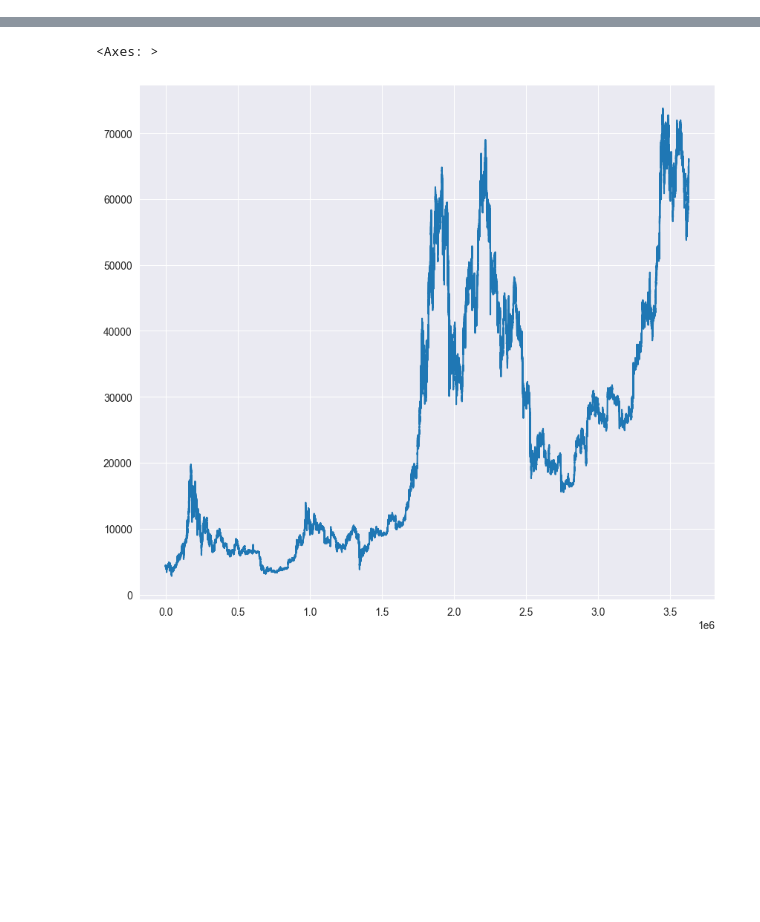
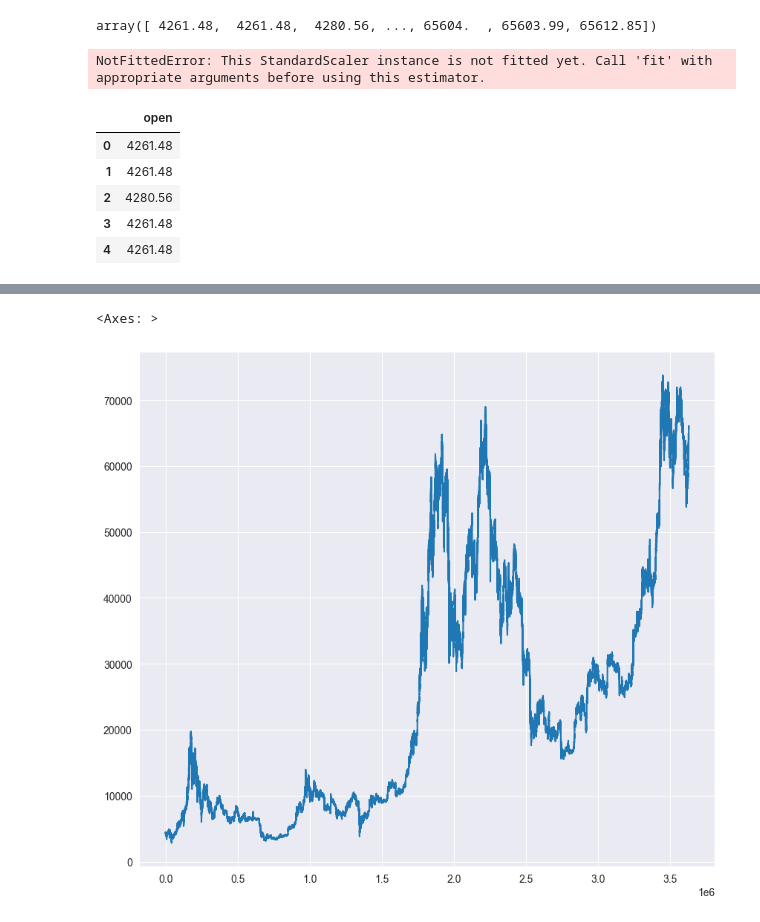
Before and after one commit to ViKarp/TimeSeriesSurfers, a Jupyter notebook: notebooks/first_try.ipynb, the cells around one changed output, grey strips where cells are left out. Saved outputs shown, nothing was run; the diff lists cells and outputs as text; code cells hidden in the pictures; blank space fills up the shorter version.

```diff
--- a/notebooks/first_try.ipynb
+++ b/notebooks/first_try.ipynb
@@ -13,3 +14,22 @@ df.head()
 | 2 | 2017-08-17 04:02:00 | 4280.56 | 4280.56 | 4280.56 | 4280.56 | 0.261074 | 2017-08-17 04:02:59.999 | 1117.542921 | ... |
 | 3 | 2017-08-17 04:03:00 | 4261.48 | 4261.48 | 4261.48 | 4261.48 | 0.012008 | 2017-08-17 04:03:59.999 | 51.171852 | ... |
 | 4 | 2017-08-17 04:04:00 | 4261.48 | 4261.48 | 4261.48 | 4261.48 | 0.140796 | 2017-08-17 04:04:59.999 | 599.999338 | ... |
+# %%
+open = df['open'].values
+open
+# %% [output]
+array([ 4261.48,  4261.48,  4280.56, ..., 65604.  , 65603.99, 65612.85])
+# %%
+scaler = StandardScaler()
+scaler.transform(open)
+# %% [output]
+NotFittedError: This StandardScaler instance is not fitted yet. Call 'fit' with appropriate arguments before using this estimator.
+# %%
+pd.DataFrame(open, columns=['open'], index=df.index).head()
+# %% [output]
+|  | open |
+| 0 | 4261.48 |
+| 1 | 4261.48 |
+| 2 | 4280.56 |
+| 3 | 4261.48 |
+| 4 | 4261.48 |
```
Also changed, not shown: parts of 4 cells of this notebook, 17 other files.
